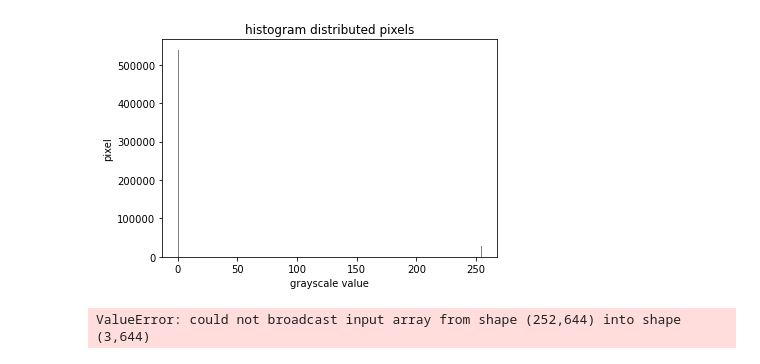
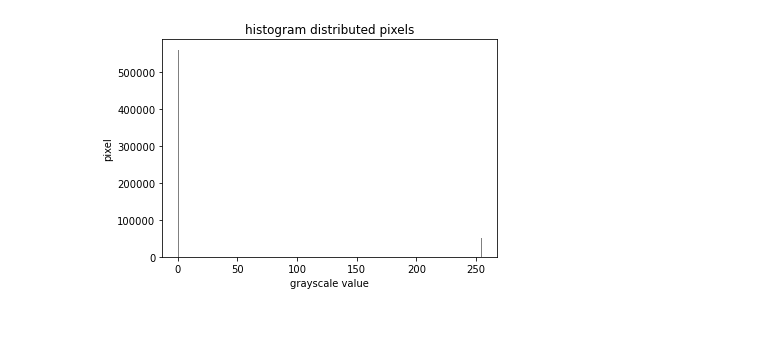
Before and after one commit to yaroslavtsepkov/image-analysis-processing, a Jupyter notebook: 04-diff-gradient-tsepkov-yaroslav.ipynb, the cells around one changed output. Drawn from its saved outputs; the diff is of its cells as text; code cells hidden in the pictures; blank space fills up the shorter version.

```diff
--- a/04-diff-gradient-tsepkov-yaroslav.ipynb
+++ b/04-diff-gradient-tsepkov-yaroslav.ipynb
@@ -8,0 +8,2 @@ path_to_img = "img_in/david-clode-rTEt2xxdOvI-unsplash.jpg"
+# %%
+path, ext = os.path.splitext("img_in/jeremiah-amaya-z3wbTG64Gto-unsplash.jpg")
@@ -9,6 +14,6 @@ path_to_img = "img_in/david-clode-rTEt2xxdOvI-unsplash.jpg"
 # %%
 plt.figure(figsize=(10,10))
-img = cv.imread(path_to_img, 0)
+img = cv.imread(path+ext, 0)
 plt.title("Исходное изображение в оттенках серого")
 plt.imshow(img, plt.cm.gray)
 # %% [output]
@@ -53,0 +81,5 @@ Wall time: 328 ms
+# %%
+struct =np.array([[-1, -1, -1], [-1, 8, -1], [-1, -1, -1]])
+# %%
+%%time
+img_approximate=threshold_processing(convolve2d(img, struct),25)
@@ -54,4 +89,4 @@ Wall time: 328 ms
 # %%
-hist(img_grad)
+hist(img_approximate)
 # %% [output]
-[figure, old version]
+[figure, new version]
@@ -89,7 +92,0 @@ struct =1 / 35 * np.array(
-# %%
-%%time
-convolve_result = convolve(img, struct)
-edges = threshold_processing(img, 1)
-plt.figimage(edges)
-# %% [output]
-ValueError: could not broadcast input array from shape (252,644) into shape (3,644)
```
Also changed, not shown: parts of 17 cells of this notebook, 2 other files.
